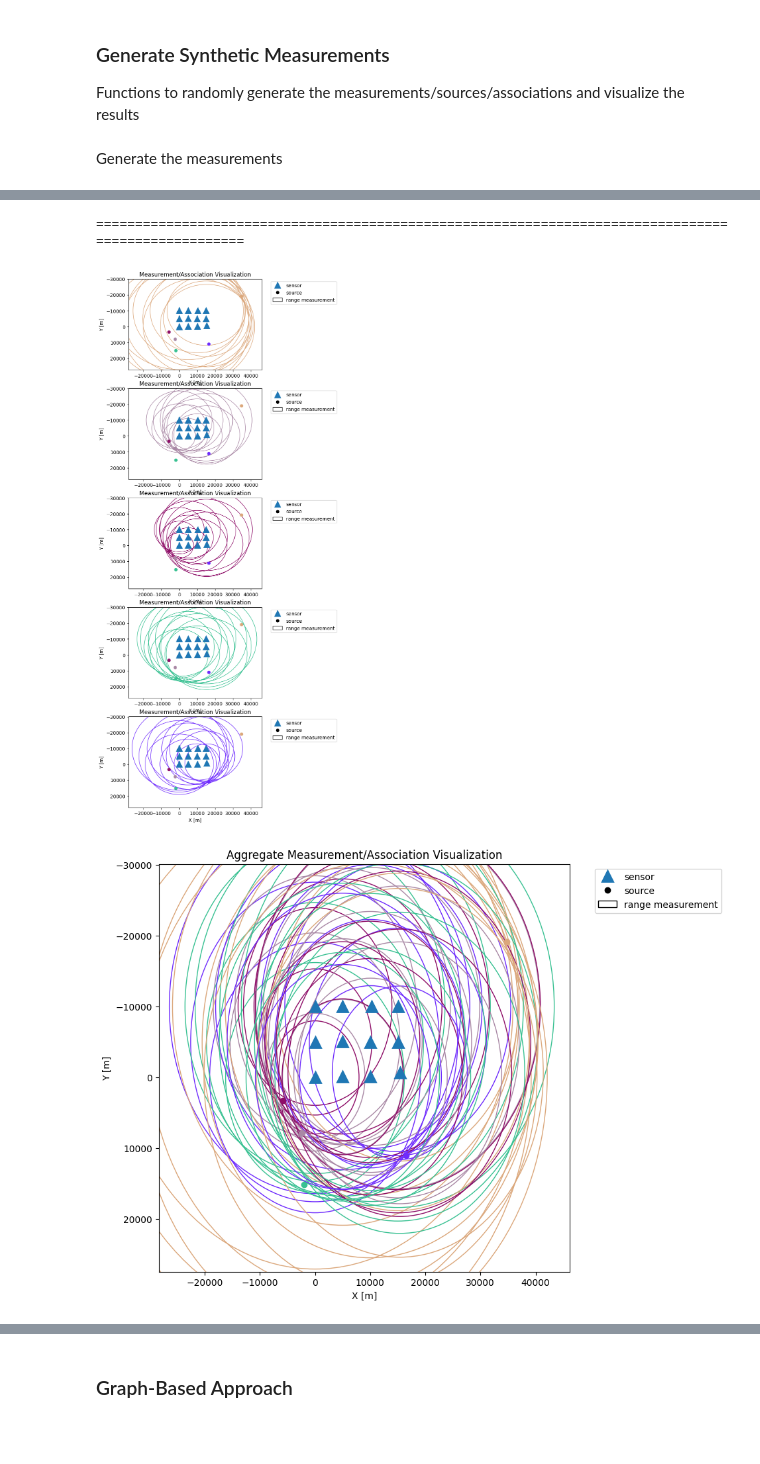
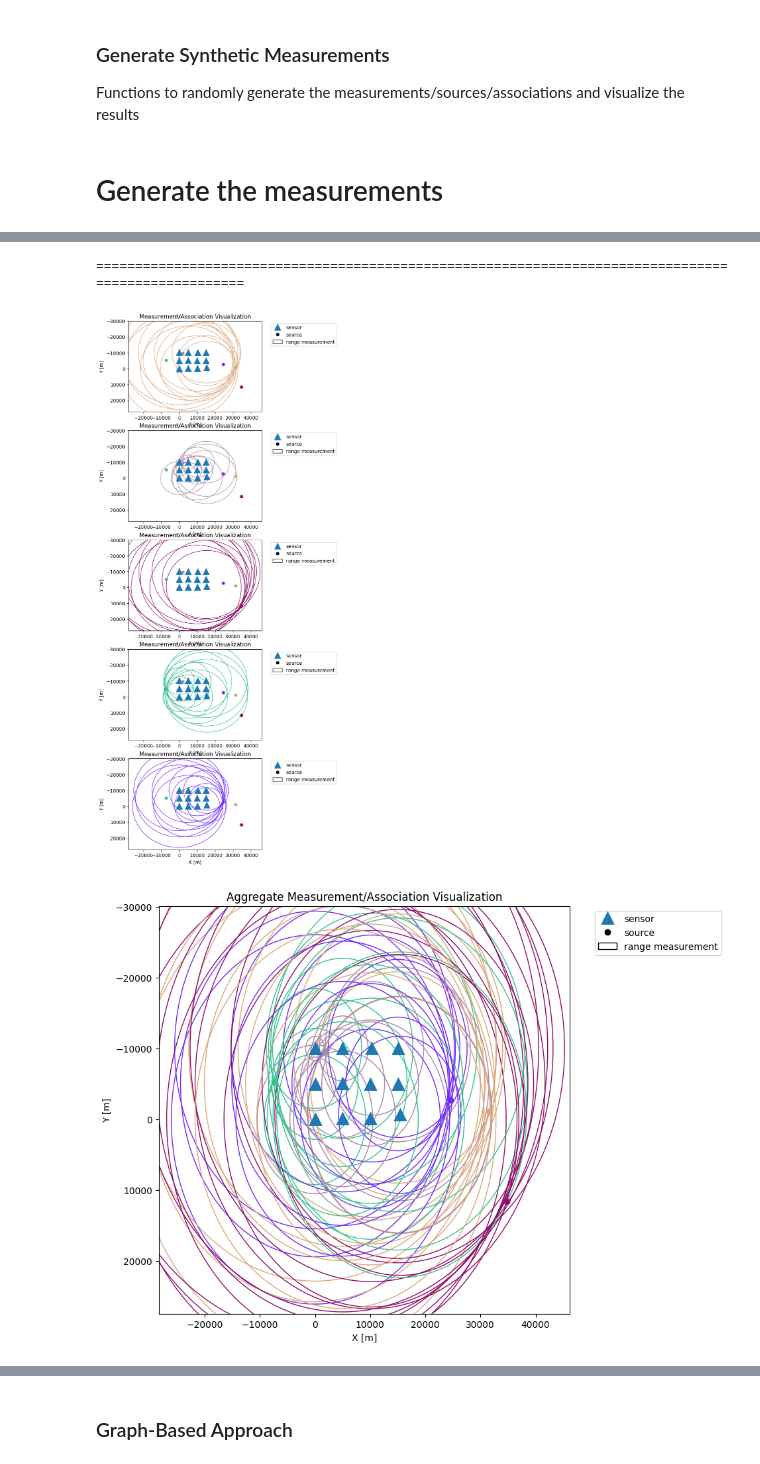
Before and after one commit to whoi-mars/Whale-Gunshot-Localization, a Jupyter notebook: associate_and_localize/algorithm_sandbox.ipynb, the cells around one changed output, grey strips where cells are left out. Cells and saved outputs as stored; diff of their text form; code cells hidden in the pictures; blank space fills up the shorter version.

```diff
--- a/associate_and_localize/algorithm_sandbox.ipynb
+++ b/associate_and_localize/algorithm_sandbox.ipynb
@@ -4,6 +4,7 @@
 import itertools
 import math
 from multiprocessing import Pool
+import os
 
 import numpy as np
 import matplotlib.pyplot as plt
@@ -13,6 +14,8 @@ from sklearn.linear_model import LinearRegression
 from sklearn.decomposition import PCA
 from sklearn.pipeline import make_pipeline
 from sklearn.preprocessing import StandardScaler
+import dask
+from PIL import Image
 
 from hnxwidget import HypernetxWidget
 import hypernetx as hnx
@@ -23,6 +26,10 @@ from whale_gunshot_localization import config
 import whale_gunshot_localization.utils.graph_tools as graph_tools
 import whale_gunshot_localization.utils.math_tools as math_tools
 from whale_gunshot_localization.utils.experimental import MultilaterationOpt
+
+# load bathymetry map
+Image.MAX_IMAGE_PIXELS = 729744000
+bathym = Image.open(os.path.join(config['dataset']['data_directory'], "mikesbathym.tif"))
 # %% [markdown]
 ### Generate Synthetic Measurements
 
@@ -328,13 +288,13 @@ def visualize_measurements(measurements, TOSSIT_associations, source_association
             leg.legendHandles[1].set_color('black')
     plt.show()
 # %% [markdown]
-Generate the measurements
+# Generate the measurements
 # %%
 # generate measurements and associations
-rng1 = np.random.default_rng(98765)
+rng1 = np.random.default_rng(9625)
 while True:
     measurements, source_associations, TOSSIT_associations, source_locs = generate_measurements(num_sources=5, var=1000*1000, num_delete=0, rng=rng1, in_sensors=False)
-    if math_tools.is_sparse_locs(source_locs, thresh=10):
+    if math_tools.is_sparse_locs(source_locs, thresh=10) and is_in_bay(source_locs, bathym, config['TOSSIT']['map_origin'], config['TOSSIT']['dx'], config['TOSSIT']['dy']):
         break
 
 # visualize results
@@ -346,3 +306,3 @@ visualize_measurements(measurements, TOSSIT_associations, source_associations, s
 ====================================================================================================
-[figure, old version]
+[figure, new version]
-[figure, old version]
+[figure, new version]
```
Also changed, not shown: parts of 16 cells of this notebook.
